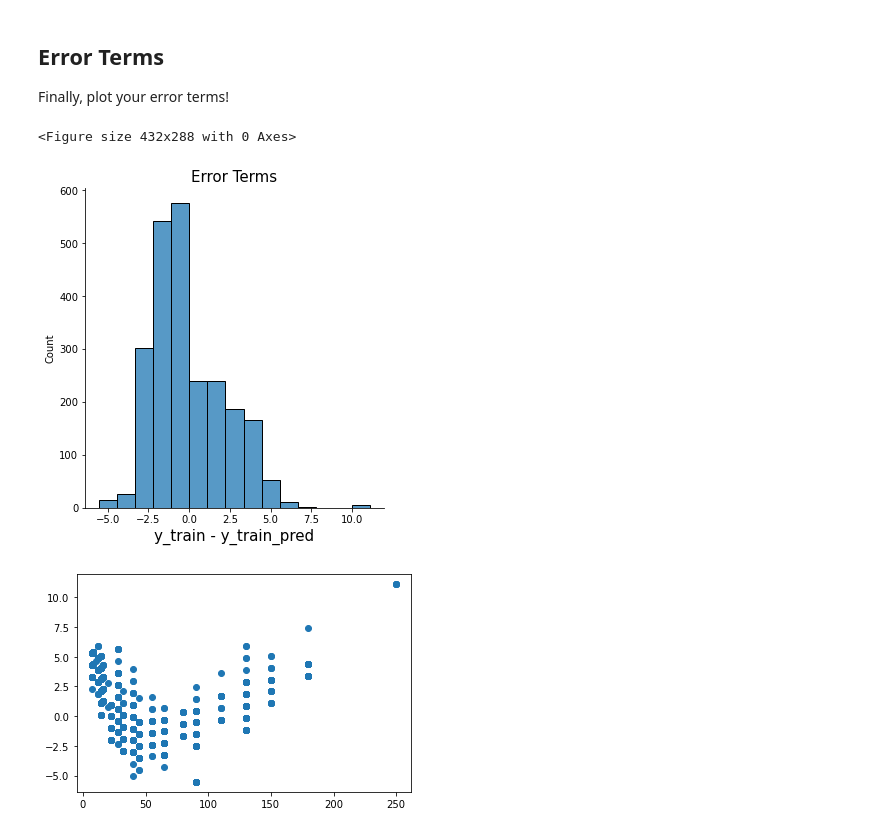
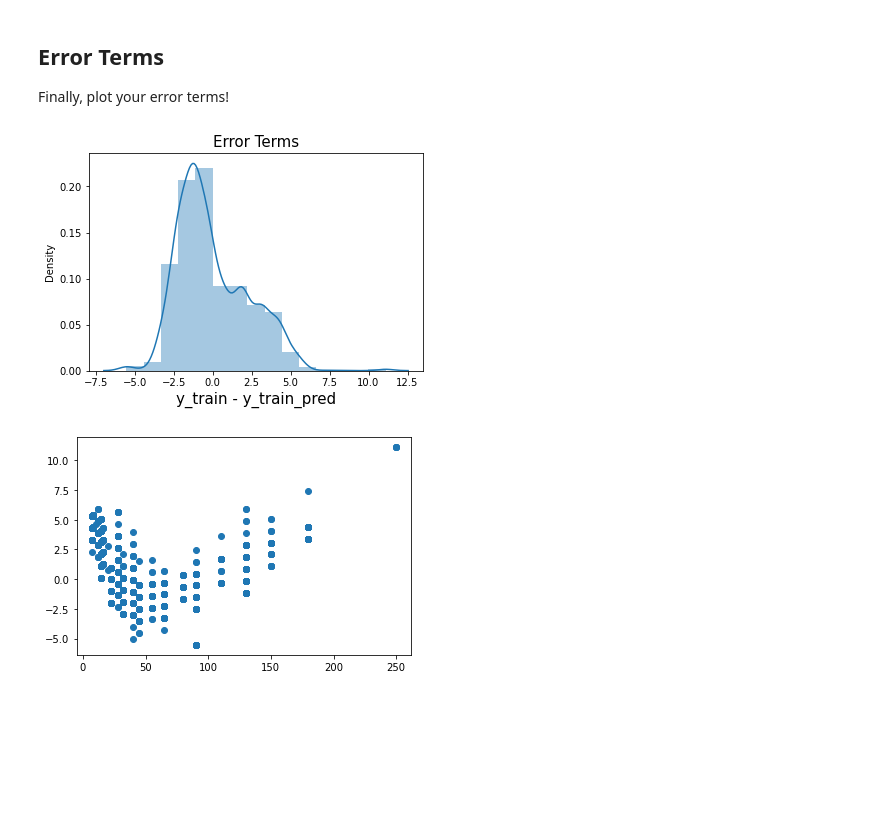
Before and after one commit to ashleyfina/Computer-Hardware-Analysis, a Jupyter notebook: Checkpoint 5/checkpoint-five.ipynb, the cells around one changed output. Cells and saved outputs as stored; diff of their text form; code cells hidden in the pictures; blank space fills up the shorter version.

```diff
--- a/Checkpoint 5/checkpoint-five.ipynb
+++ b/Checkpoint 5/checkpoint-five.ipynb
@@ -113,13 +116,12 @@ y_train_pred = lr.predict(X_train_sm)
 res = (y_train - y_train_pred)
 # %%
 fig = plt.figure()
-sns.displot(res, bins = 15)
+sns.distplot(res, bins = 15)
 plt.title('Error Terms', fontsize = 15)
 plt.xlabel('y_train - y_train_pred', fontsize = 15)
 plt.show()
 # %% [output]
-<Figure size 432x288 with 0 Axes>
-[figure, old version]
+[figure, new version]
 # %%
 plt.scatter(X_train, res)
 plt.show()
```
Also changed, not shown: parts of 2 cells of this notebook.
